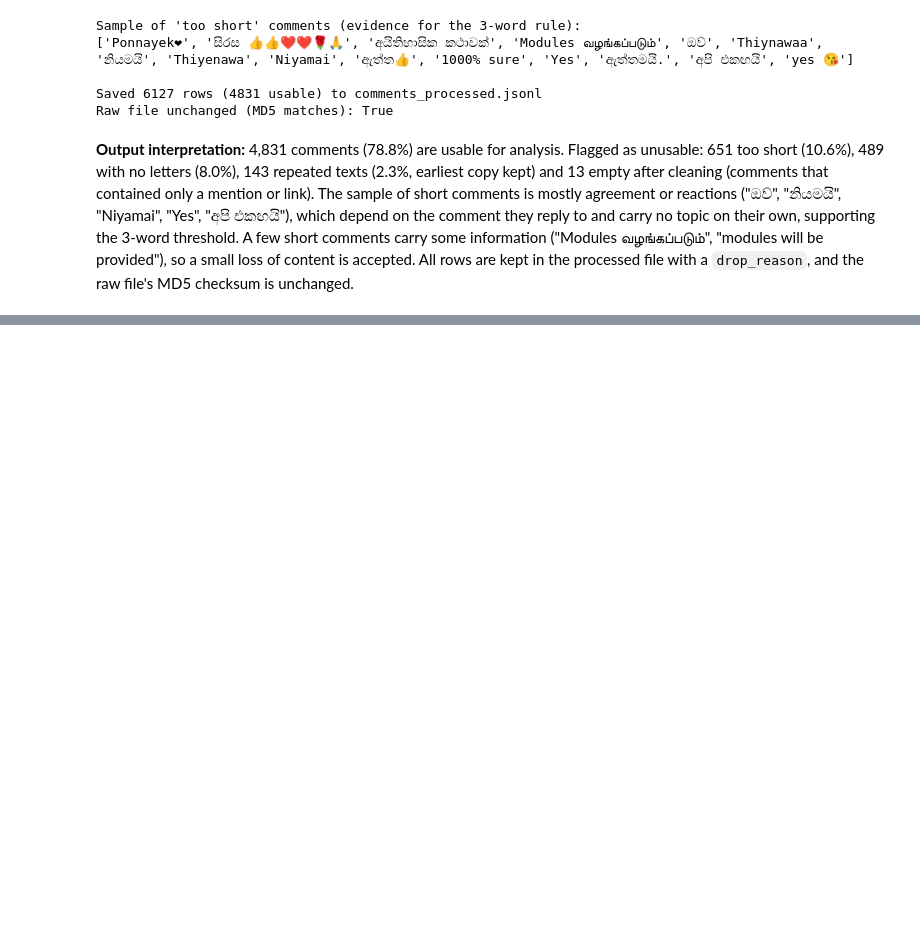
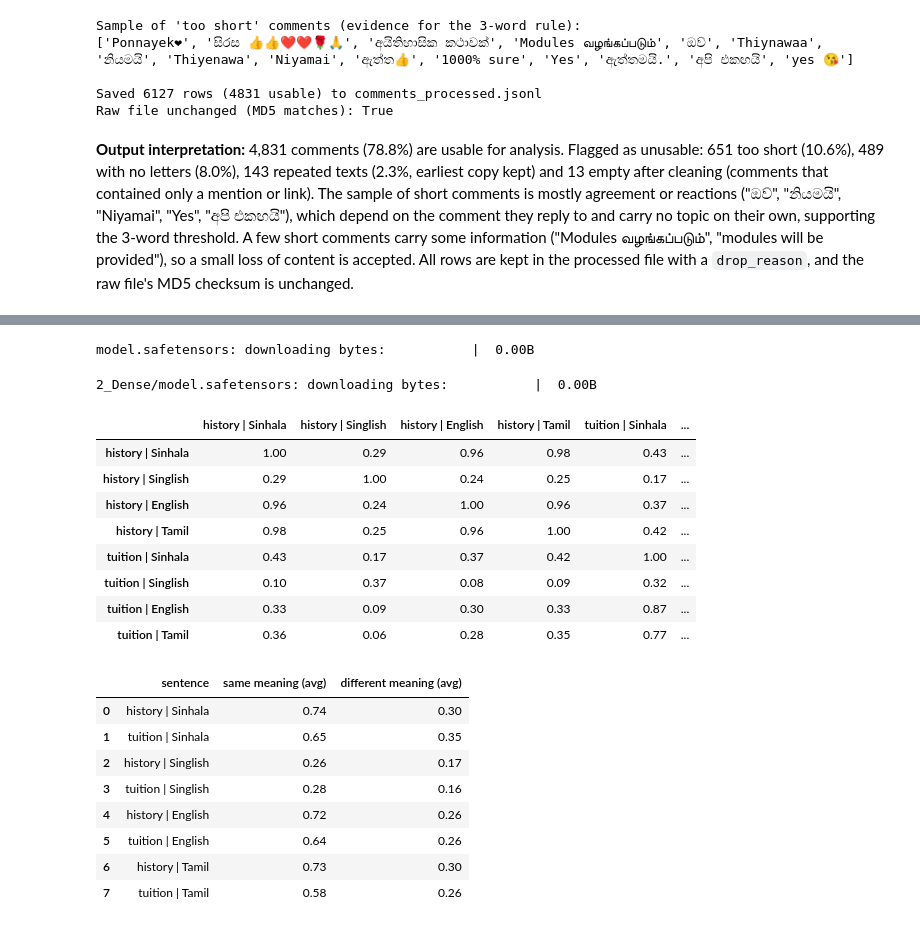
Before and after one commit to SiyumiJayawardhane/sl-edu-reform-voices, a Jupyter notebook: Solution_2410215.ipynb, the cells around one changed output, grey strips where cells are left out. Cells and saved outputs as stored; diff of their text form; code cells hidden in the pictures; blank space fills up the shorter version.

```diff
--- a/Solution_2410215.ipynb
+++ b/Solution_2410215.ipynb
@@ -1140,0 +1470,52 @@ Raw file unchanged (MD5 matches): True
+# %%
+!pip install -q sentence-transformers
+from sentence_transformers import SentenceTransformer, util
+
+labse = SentenceTransformer("sentence-transformers/LaBSE")
+
+sents = {
+    "history | Sinhala":  "ඉතිහාසය අයින් කරන්න එපා",
+    "history | Singlish": "ithihasaya ain karanna epa",
+    "history | English":  "Do not remove history",
+    "history | Tamil":    "வரலாற்றை நீக்க வேண்டாம்",
+    "tuition | Sinhala":  "ටියුෂන් පන්ති නවත්වන්න ඕනේ",
+    "tuition | Singlish": "tuition panthi nawaththanna one",
+    "tuition | English":  "Tuition classes should be stopped",
+    "tuition | Tamil":    "தனியார் வகுப்புகளை நிறுத்த வேண்டும்",
+}
+emb = labse.encode(list(sents.values()), convert_to_tensor=True, normalize_embeddings=True)
+sim = pd.DataFrame(util.cos_sim(emb, emb).cpu().numpy(),
+                   index=sents.keys(), columns=sents.keys()).round(2)
+display(sim)
+
+# summary: same meaning vs different meaning, per form
+rows = []
+for form in ["Sinhala", "Singlish", "English", "Tamil"]:
+    for topic, other in [("history", "tuition"), ("tuition", "history")]:
+        me = f"{topic} | {form}"
+        same = [sim.loc[me, f"{topic} | {f}"] for f in ["Sinhala", "Singlish", "English", "Tamil"] if f != form]
+        diff = [sim.loc[me, f"{other} | {f}"] for f in ["Sinhala", "Singlish", "English", "Tamil"]]
+        rows.append({"sentence": me, "same meaning (avg)": round(sum(same) / len(same), 2),
+                     "different meaning (avg)": round(sum(diff) / len(diff), 2)})
+pd.DataFrame(rows)
+# %% [output]
+model.safetensors: downloading bytes:           |  0.00B
+2_Dense/model.safetensors: downloading bytes:           |  0.00B
+|  | history | Sinhala | history | Singlish | history | English | history | Tamil | tuition | Sinhala | ... |
+| history | Sinhala | 1.00 | 0.29 | 0.96 | 0.98 | 0.43 | ... |
+| history | Singlish | 0.29 | 1.00 | 0.24 | 0.25 | 0.17 | ... |
+| history | English | 0.96 | 0.24 | 1.00 | 0.96 | 0.37 | ... |
+| history | Tamil | 0.98 | 0.25 | 0.96 | 1.00 | 0.42 | ... |
+| tuition | Sinhala | 0.43 | 0.17 | 0.37 | 0.42 | 1.00 | ... |
+| tuition | Singlish | 0.10 | 0.37 | 0.08 | 0.09 | 0.32 | ... |
+| tuition | English | 0.33 | 0.09 | 0.30 | 0.33 | 0.87 | ... |
+| tuition | Tamil | 0.36 | 0.06 | 0.28 | 0.35 | 0.77 | ... |
+|  | sentence | same meaning (avg) | different meaning (avg) |
+| 0 | history | Sinhala | 0.74 | 0.30 |
+| 1 | tuition | Sinhala | 0.65 | 0.35 |
+| 2 | history | Singlish | 0.26 | 0.17 |
+| 3 | tuition | Singlish | 0.28 | 0.16 |
+| 4 | history | English | 0.72 | 0.26 |
+| 5 | tuition | English | 0.64 | 0.26 |
+| 6 | history | Tamil | 0.73 | 0.30 |
+| 7 | tuition | Tamil | 0.58 | 0.26 |
```
Also changed, not shown: parts of 76 cells of this notebook.
